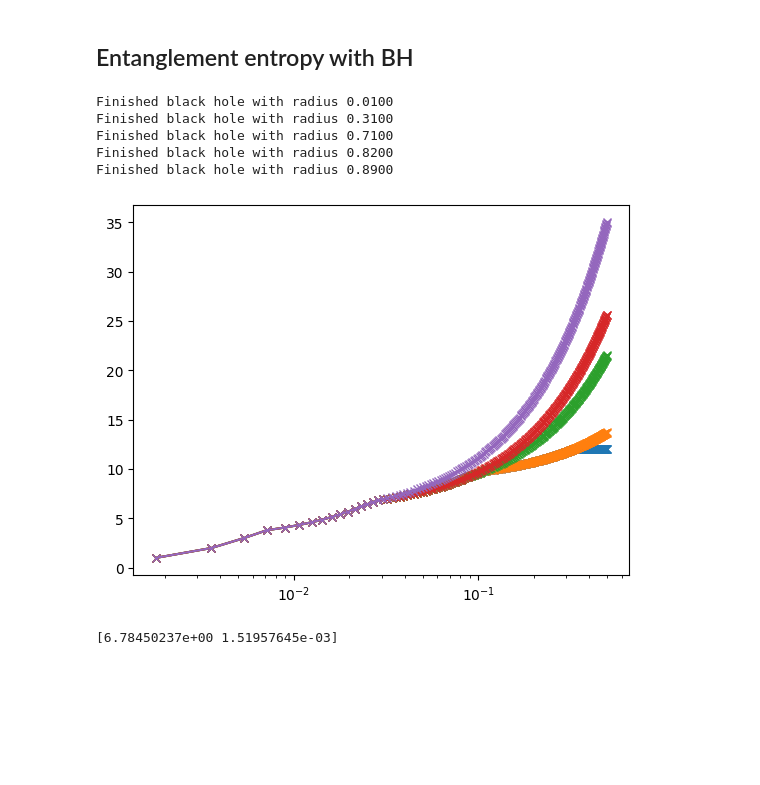
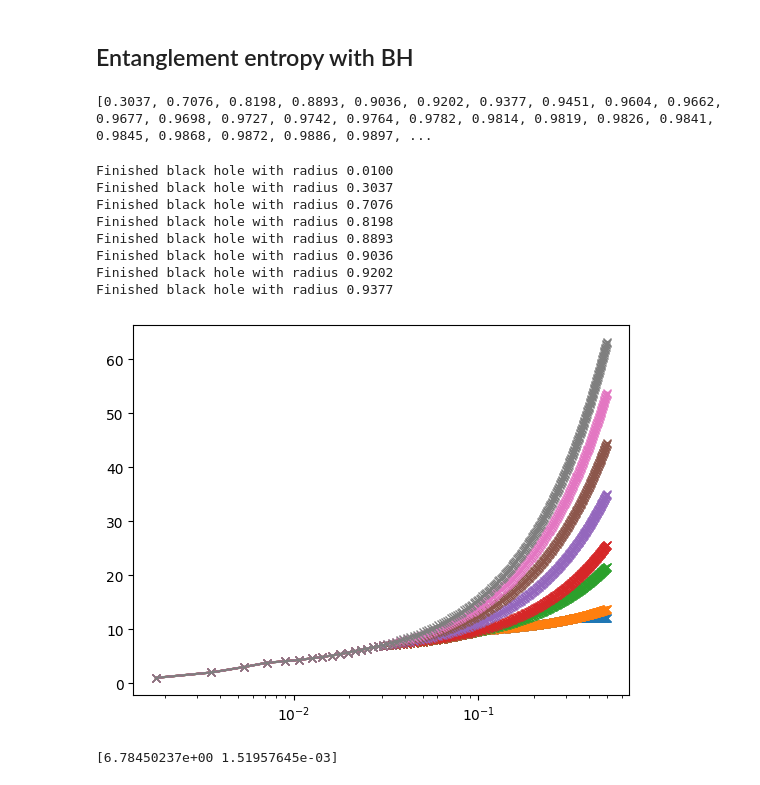
Before and after one commit to Alejo-Costa-Duran/HyperbolicFractonModel, a Jupyter notebook: Simulation.ipynb, the cells around one changed output. Drawn from its saved outputs; the diff is of its cells as text; code cells hidden in the pictures; blank space fills up the shorter version.

```diff
--- a/Simulation.ipynb
+++ b/Simulation.ipynb
@@ -269,7 +269,10 @@ plt.savefig("./CorrelationsTemps.png")
 # %%
 model = md.FractonModel(5,4,5, kernel = 'SRG')
 insidePols = insidePolygons(model)
-bHoleRads = [0.01,0.31,0.71,0.82,0.89]
+print(sorted(list(set([np.round(g.distanceToOrigin+0.0001,4) for g in model.geodesicList]))))
+bHoleRads = [0.01,0.3037, 0.7076, 0.8198, 0.8893, 0.9036, 0.9202, 0.9377]
+# %% [output]
+[0.3037, 0.7076, 0.8198, 0.8893, 0.9036, 0.9202, 0.9377, 0.9451, 0.9604, 0.9662, 0.9677, 0.9698, 0.9727, 0.9742, 0.9764, 0.9782, 0.9814, 0.9819, 0.9826, 0.9841, 0.9845, 0.9868, 0.9872, 0.9886, 0.9897, ...
 # %%
 borderSize = int(len(model.border))
 halfBorderSize = int(len(model.border)/2)
@@ -320,17 +323,21 @@ blockSizes = np.linspace(1,borderSize-1,borderSize-1)
 np.save("./entropyTest.py",entropy)
 # %% [output]
 Finished black hole with radius 0.0100
-Finished black hole with radius 0.3100
-Finished black hole with radius 0.7100
-Finished black hole with radius 0.8200
-Finished black hole with radius 0.8900
+Finished black hole with radius 0.3037
+Finished black hole with radius 0.7076
+Finished black hole with radius 0.8198
+Finished black hole with radius 0.8893
+Finished black hole with radius 0.9036
+Finished black hole with radius 0.9202
+Finished black hole with radius 0.9377
 # %%
+blockSizes = np.linspace(1,borderSize-1,borderSize-1)
 blockSizes = blockSizes/borderSize
-for n in range(5):
+for n in range(8):
     plt.plot(blockSizes[blockSizes<0.5],entropy[n,blockSizes<0.5],'x-')
 plt.xscale('log')
 # %% [output]
-[figure, old version]
+[figure, new version]
 # %%
 borderSize = int(len(model.border))
 halfBorderSize = int(len(model.border)/2)
```
Also changed, not shown: parts of 4 cells of this notebook, 1 other file.
